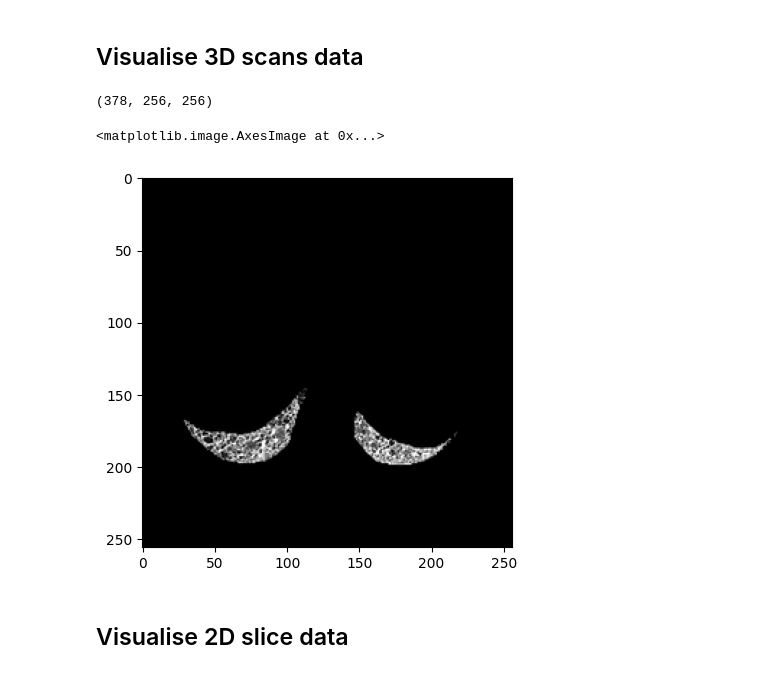
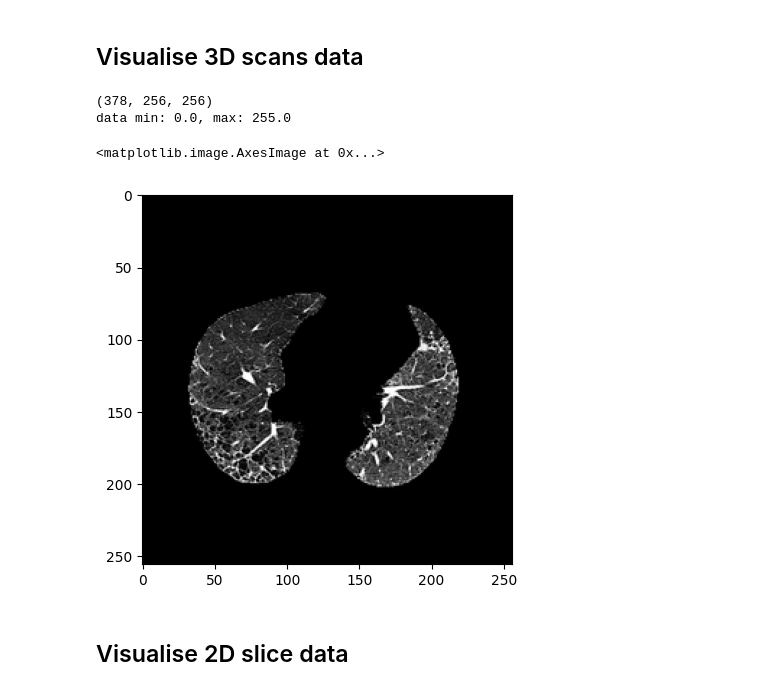
Before and after one commit to zhilinggavin/genai-wsss, a Jupyter notebook: notebooks/visualisation.ipynb, the cells around one changed output. Saved outputs shown, nothing was run; the diff lists cells and outputs as text; code cells hidden in the pictures.

```diff
--- a/notebooks/visualisation.ipynb
+++ b/notebooks/visualisation.ipynb
@@ -6,14 +6,26 @@ import matplotlib.pyplot as plt
 import nibabel as nib
 # load_path = '../data/OSIC/raw/64.nii.gz'
 load_path = '../data/AIPFR/3d_visual/02_00019.nii.gz'
+# load_path = '../data/OSIC/raw/129.nii.gz'
+
+ct_scan = nib.load(load_path)
+data = ct_scan.get_fdata()
+print(data.shape)
+print(f"data min: {data.min()}, max: {data.max()}")
+# %% [output]
+(378, 256, 256)
+data min: 0.0, max: 255.0
-# %%
-ct_scan = nib.load(load_path)
-ct_scan_data = ct_scan.get_fdata()
-print(ct_scan_data.shape)
-plt.imshow(ct_scan_data[50,:,:], cmap='gray')
-# %% [output]
-(378, 256, 256)
-<matplotlib.image.AxesImage at 0x...>
-[figure, removed]
+# %%
+depth_id = [i for i, dim in enumerate(data.shape) if data.shape.count(dim) == 1][0]
+
+slice_id = data.shape[depth_id] // 2
+
+# Dynamically create slicing for the correct depth_id
+slices = [slice(None)] * len(data.shape)  # Create a list of slices for all dimensions
+slices[depth_id] = slice_id  # Set the slice_id in the correct dimension
+plt.imshow(data[tuple(slices)], cmap='gray')
+# %% [output]
+<matplotlib.image.AxesImage at 0x...>
+[figure, added]
 # %% [markdown]
 ## Visualise 2D slice data
```
Also changed, not shown: 7 other files.
